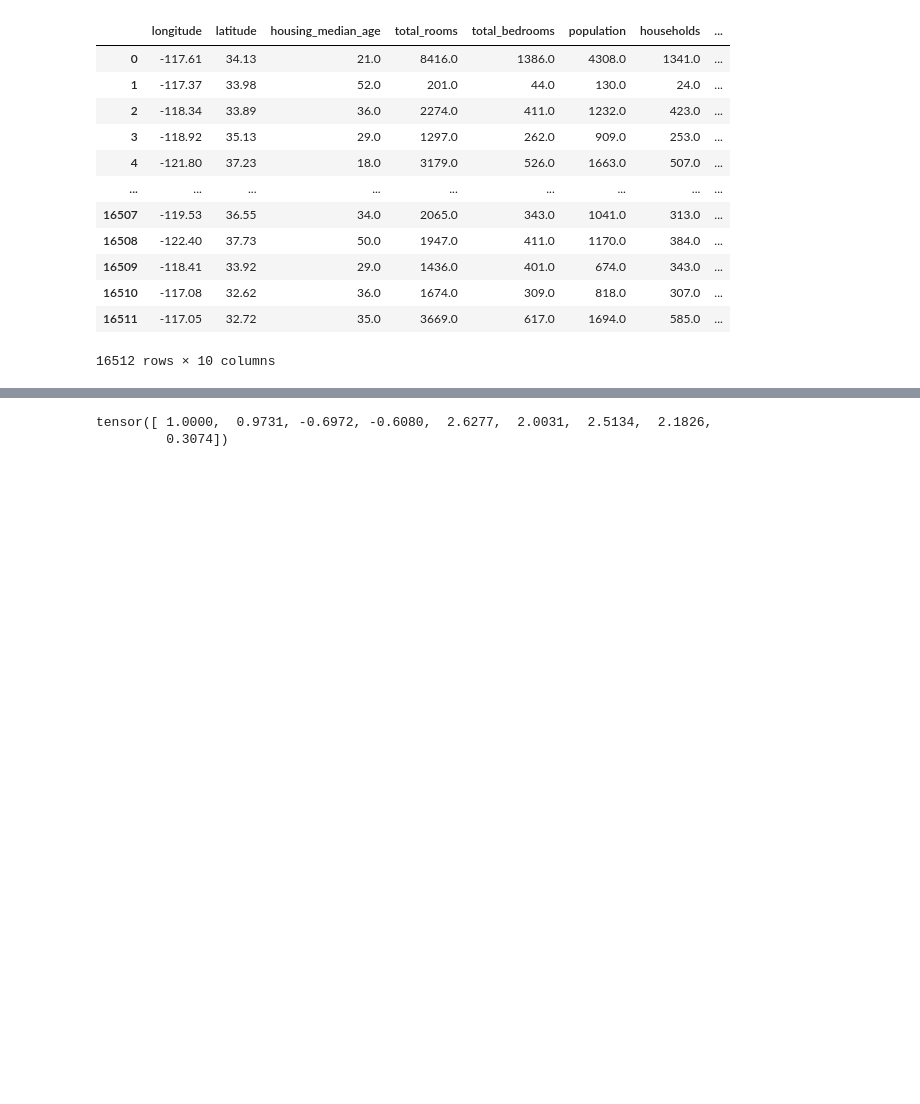
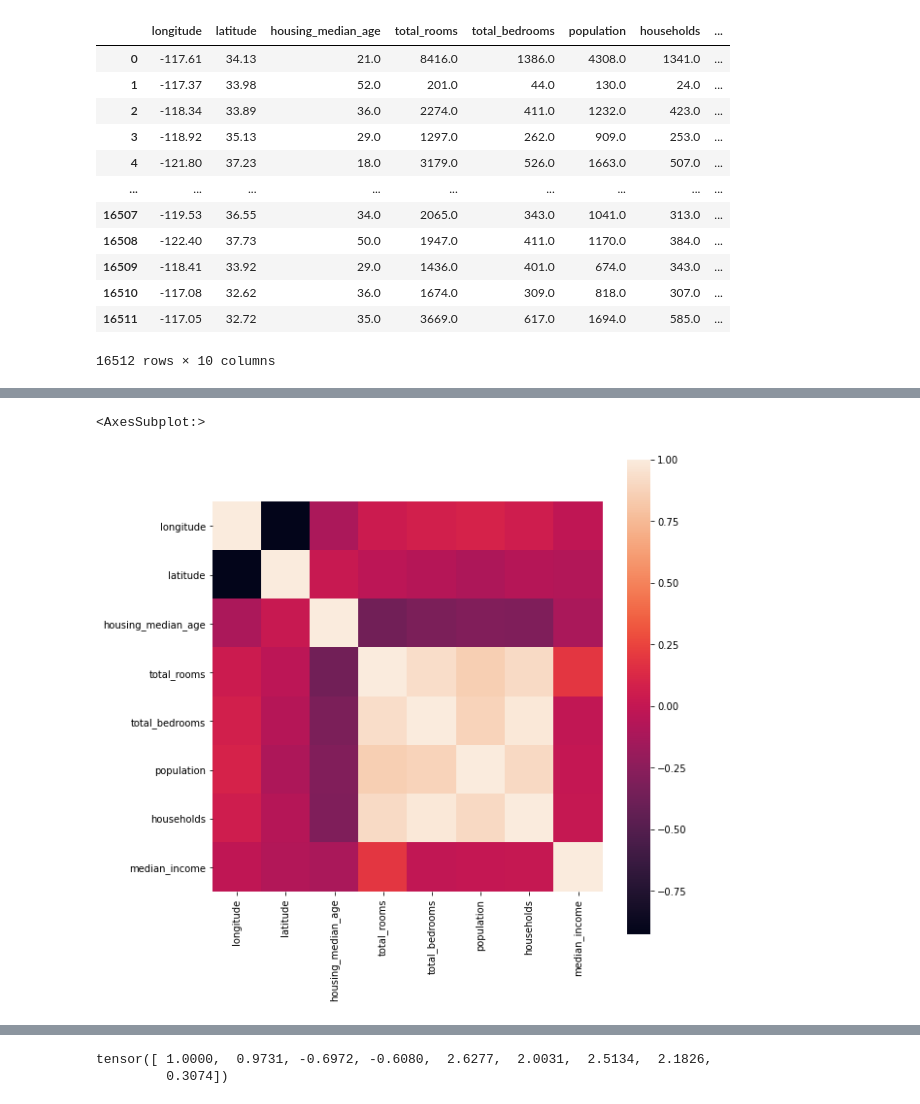
Before and after one commit to kevinlandert/IC_IML_CW2_NeuralNetworks, a Jupyter notebook: part2_testnotebook.ipynb, the cells around one changed output, grey strips where cells are left out. Saved outputs shown, nothing was run; the diff lists cells and outputs as text; code cells hidden in the pictures; blank space fills up the shorter version.

```diff
--- a/part2_testnotebook.ipynb
+++ b/part2_testnotebook.ipynb
@@ -125,3 +70,11 @@ for i,x in enumerate(kf.split(np.arange(100))):
+# %%
+corr_mat = x.corr()
+# %%
+fig = plt.figure(figsize = (9,9))
+sb.heatmap(corr_mat,vmax = 1, square = True)
+# %% [output]
+<AxesSubplot:>
+[figure, added]
 # %%
 regressor = Regressor(x)
 # %%
```
Also changed, not shown: parts of 12 cells of this notebook, 4 other files.
